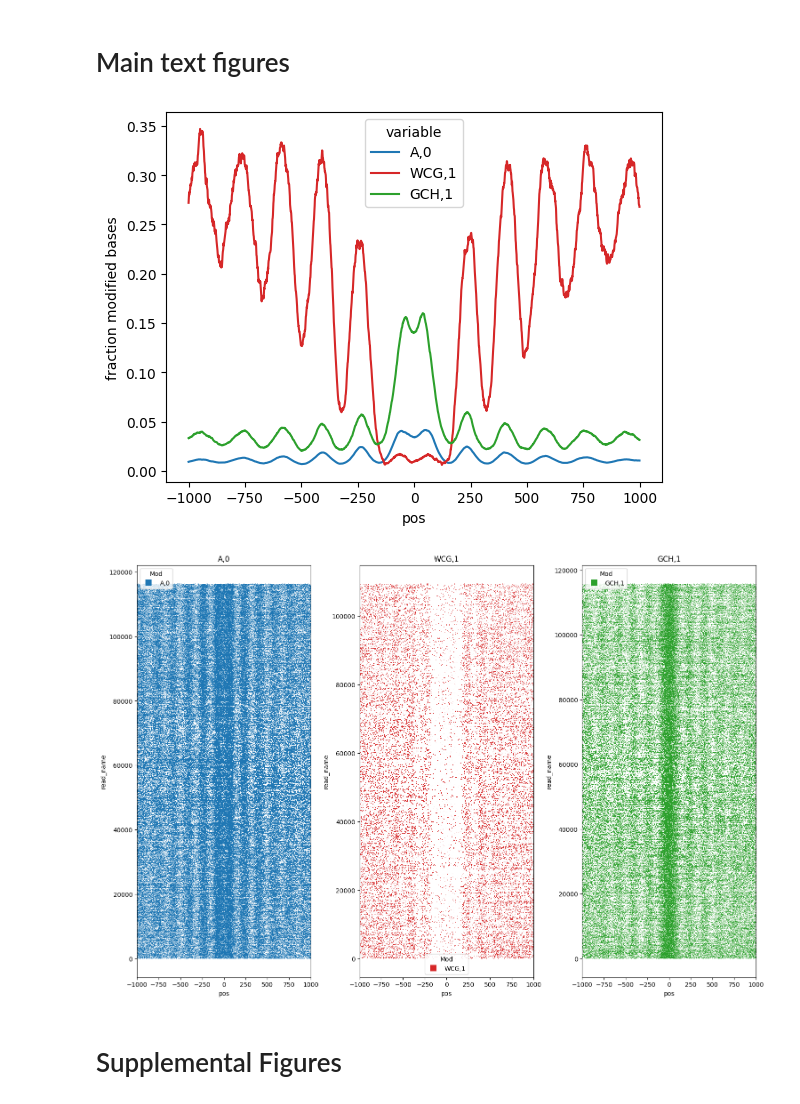
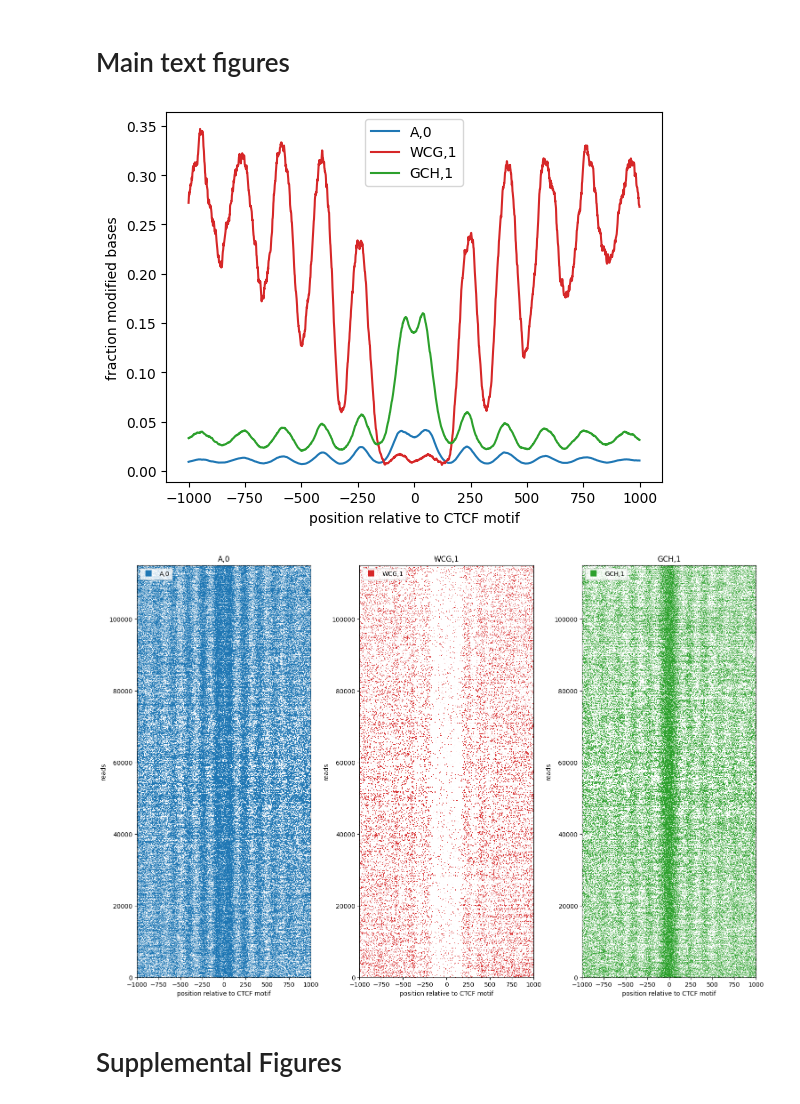
Before and after one commit to streetslab/multimodal-dimelo, a Jupyter notebook: CTCF_analysis.ipynb, the cells around one changed output. Cells and saved outputs as stored; diff of their text form; code cells hidden in the pictures.

Commit message:
Adjust axis labels / legend placement and formatting. Fix issue with CTCF on and off-target region mod prob distributions.

```diff
--- a/CTCF_analysis.ipynb
+++ b/CTCF_analysis.ipynb
@@ -2,9 +2,13 @@
 import matplotlib.pyplot as plt
 import numpy as np
 import seaborn as sns
+from pathlib import Path
 
 import config, plotting
 from dimelo import parse_bam, plot_enrichment_profile, plot_reads, load_processed, plot_enrichment
+
+config.processed_data_dir = Path("/mnt/faststorage/jmarcus/multimodal-dimelo/data/processed")
+config.raw_data_dir = Path("/mnt/faststorage/jmarcus/multimodal-dimelo/data/raw")
 # %%
 reference_file = config.raw_data_dir / "chm13v2.0.fa"
 ctcf_bam_file = config.processed_data_dir / "20240923_dimelo_access_background.dorado_v102_sup_v500_5mC_5hmC_v3_6mA_v3.trim.align.filtered.q10.bam"
@@ -49,7 +80,7 @@ parse_bam.extract(
 # %% [markdown]
 # Main text figures
 # %%
-plot_enrichment_profile.by_modification(
+ax = plot_enrichment_profile.by_modification(
     config.processed_data_dir / f"pileup.{ctcf_output_id}" / "pileup.sorted.bed.gz",
     regions=ctcf_bed_file,
     motifs=motifs,
@@ -57,29 +88,36 @@ plot_enrichment_profile.by_modification(
     smooth_window=25,
     palette=plotting.default_palette_map
 )
+ax.set_xlabel("position relative to CTCF motif")
+ax.legend(title="")
 plt.show()
 plt.close()
 # %% [output]
-[figure, old version]
+[figure, new version]
 # %%
 _, axs = plt.subplots(1, 3, figsize=(15, 10), layout="constrained")
 for motif, ax in zip(motifs, axs):
     plot_reads.plot_reads(
         mod_file_name=config.processed_data_dir / f"extract.{ctcf_output_id}" / "reads.combined_basemods.h5",
         regions=ctcf_bed_file,
         motifs=motif,
         window_size=ctcf_main_figure_window_size,
         regions_5to3prime=False,
         sort_by="read_start",
         thresh=mod_prob_thresh,
         ax=ax,
         palette=plotting.default_palette_map
     )
     ax.set_title(motif)
+for ax in axs:
+    ax.set_xlabel("position relative to CTCF motif")
+    ax.set_ylabel("reads")
+    ax.set_ylim(0,115000)
+    ax.legend(title="",loc='upper left')
 plt.show()
 plt.close()
 # %% [output]
-[figure, old version]
+[figure, new version]
 # %% [markdown]
 # Supplemental Figures
 # %%
```
Also changed, not shown: parts of 6 cells of this notebook.
